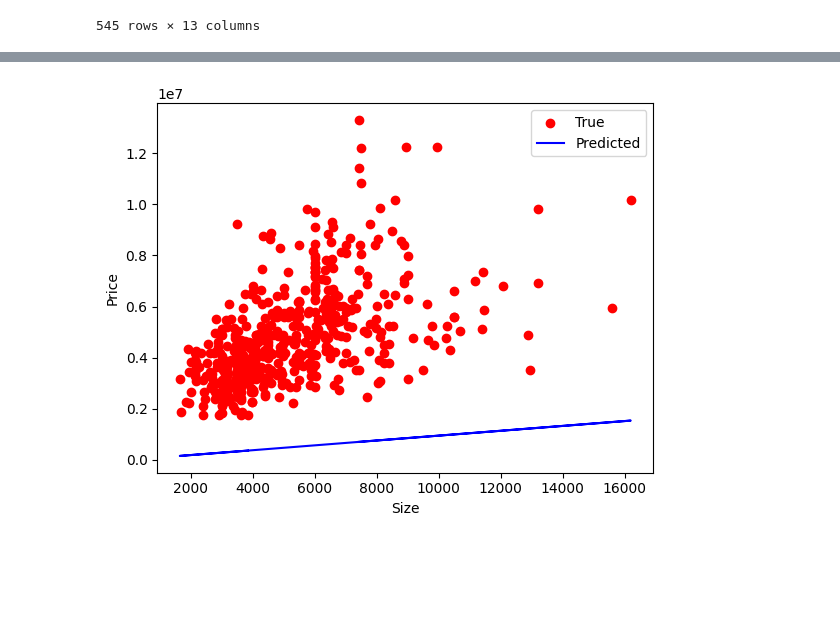
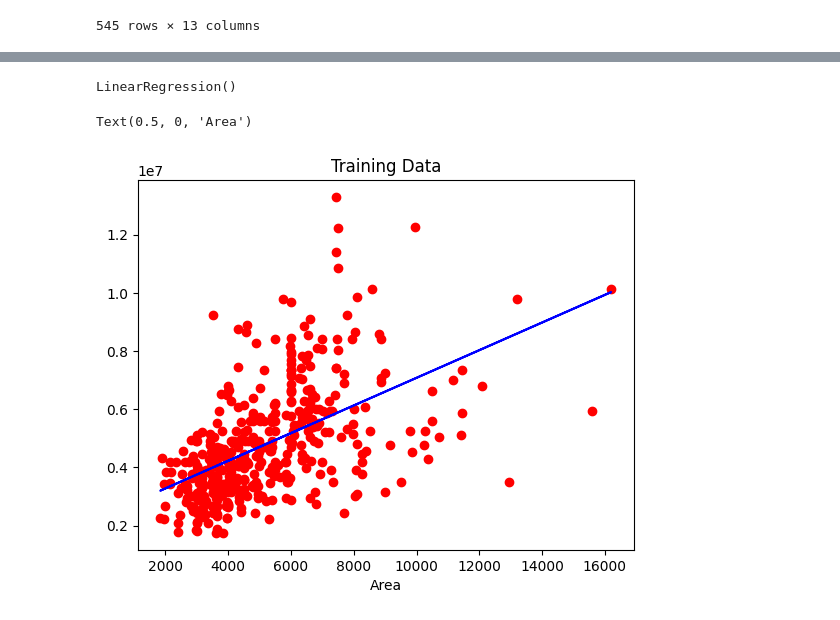
Before and after one commit to Abhilakshya627/Journey, a Jupyter notebook: JupyterNotebook/TCS364/housing.ipynb, the cells around one changed output, grey strips where cells are left out. Cells and saved outputs as stored; diff of their text form; code cells hidden in the pictures; blank space fills up the shorter version.

```diff
--- a/JupyterNotebook/TCS364/housing.ipynb
+++ b/JupyterNotebook/TCS364/housing.ipynb
@@ -106,9 +25,21 @@ OverflowError: (34, 'Result too large')
-# %%
-plt.scatter(X,Y,marker='o',c='red',label="True")
-plt.plot(X,prediction_y,c='b',label="Predicted")
-plt.xlabel("Size")
-plt.ylabel("Price")
-plt.legend()
-plt.show()
-# %% [output]
-[figure, removed]
+# %%
+x=list(df['area'])
+y=list(df['price'])
+m=len(x)
+x_train,x_test,y_train,y_test=train_test_split(x,y,test_size=0.2,random_state=0) #splitting the dataset into training(80%) and testing(20%) data
+# %%
+lr=LinearRegression()
+lr.fit(np.array(x_train).reshape(-1,1),np.array(y_train).reshape(-1,1)) #fitting the model
+# %% [output]
+LinearRegression()
+# %%
+y_test_pred=lr.predict(np.array(x_test).reshape(-1,1)) #predicting the values of y_test
+y_train_pred=lr.predict(np.array(x_train).reshape(-1,1)) #predicting the values of y_train
+# %%
+plt.scatter(x_train,y_train,color='red')
+plt.plot(x_train,y_train_pred,color='blue')
+plt.title('Training Data')
+plt.xlabel('Area')
+# %% [output]
+Text(0.5, 0, 'Area')
+[figure, added]
```
Also changed, not shown: parts of 10 cells of this notebook, 1 other file.
